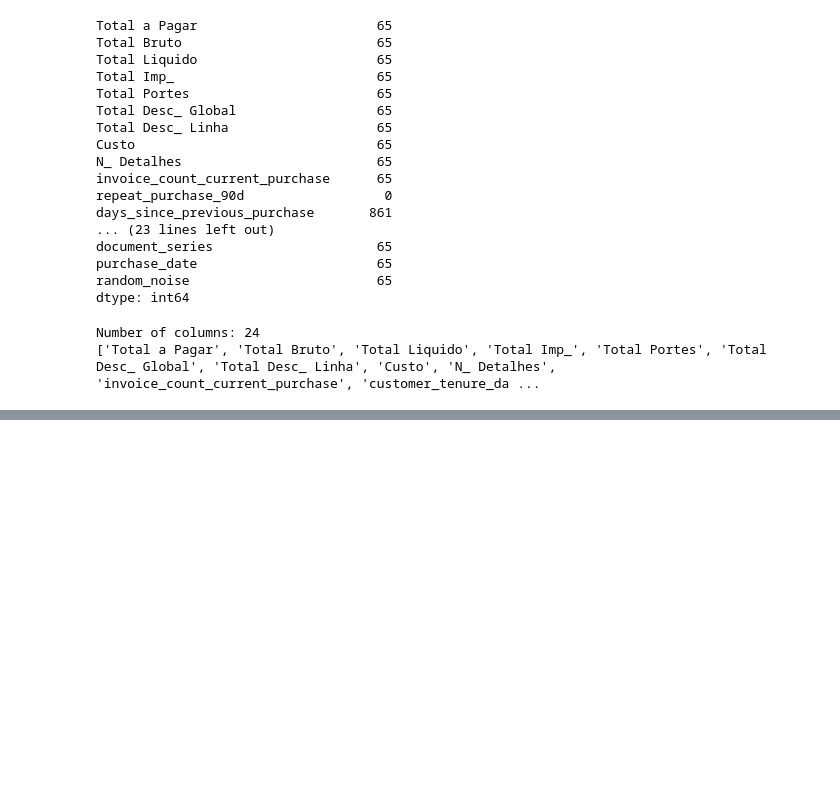
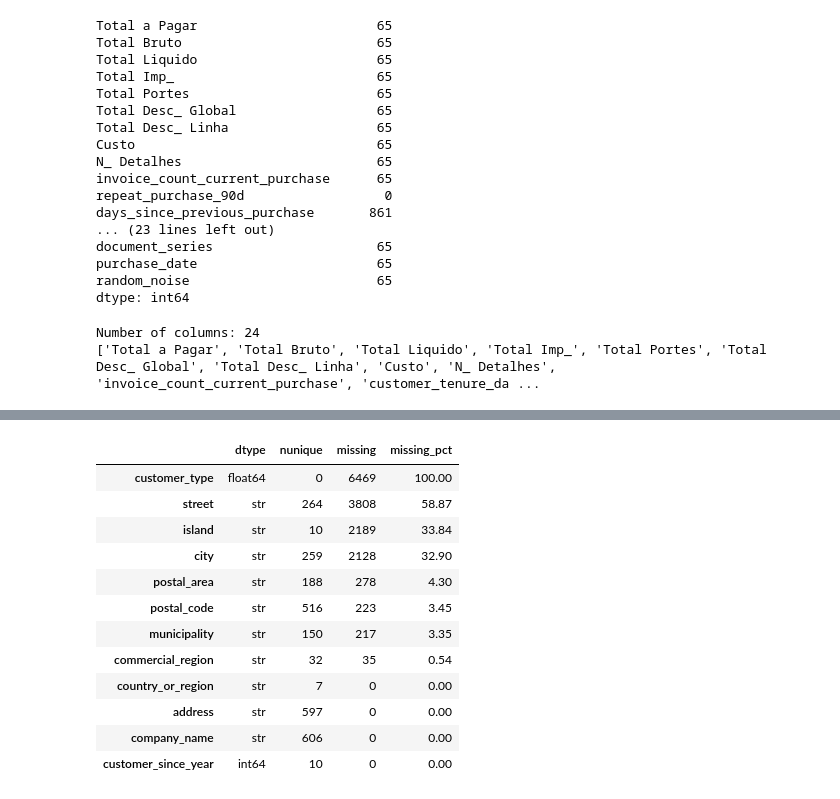
Before and after one commit to jxbarbosax/Machine-Learning, a Jupyter notebook: Data prep.ipynb, the cells around one changed output, grey strips where cells are left out. Saved outputs shown, nothing was run; the diff lists cells and outputs as text; code cells hidden in the pictures; blank space fills up the shorter version.

```diff
--- a/Data prep.ipynb
+++ b/Data prep.ipynb
@@ -208,0 +216,2 @@ display(df.loc[mask_65])
+# %%
+df = df.loc[~df[cols_65].isnull().all(axis=1)].copy()
@@ -208,0 +228,18 @@ display(df.loc[mask_65])
+# %%
+# 1. Confirmar o estado atual
+print("Linhas no df:", len(df))
+print("Duplicados nas colunas:", df.duplicated().sum())
+print("IDs duplicados no índice:", df.index.duplicated().sum())
+
+# 2. Fazer o merge com os clientes
+df = df.merge(
+    clientes,
+    on="customer_id",
+    how="left"
+)
+
+# 3. Confirmar que o número de linhas não mudou
+print("Linhas depois do merge:", len(df))
+print("Colunas depois do merge:", df.shape[1])
+
+display(df.head())
@@ -208,0 +258,30 @@ display(df.loc[mask_65])
+# %%
+# Colunas acrescentadas pelo merge
+novas_colunas = [
+    coluna for coluna in clientes.columns
+    if coluna != "customer_id"
+]
+
+# Resumo das novas variáveis
+resumo_clientes = pd.DataFrame({
+    "dtype": df[novas_colunas].dtypes.astype(str),
+    "nunique": df[novas_colunas].nunique(dropna=True),
+    "missing": df[novas_colunas].isna().sum(),
+    "missing_pct": (df[novas_colunas].isna().mean() * 100).round(2)
+})
+
+display(resumo_clientes.sort_values("missing", ascending=False))
+# %% [output]
+|  | dtype | nunique | missing | missing_pct |
+| customer_type | float64 | 0 | 6469 | 100.00 |
+| street | str | 264 | 3808 | 58.87 |
+| island | str | 10 | 2189 | 33.84 |
+| city | str | 259 | 2128 | 32.90 |
+| postal_area | str | 188 | 278 | 4.30 |
+| postal_code | str | 516 | 223 | 3.45 |
+| municipality | str | 150 | 217 | 3.35 |
+| commercial_region | str | 32 | 35 | 0.54 |
+| country_or_region | str | 7 | 0 | 0.00 |
+| address | str | 597 | 0 | 0.00 |
+| company_name | str | 606 | 0 | 0.00 |
+| customer_since_year | int64 | 10 | 0 | 0.00 |
```
Also changed, not shown: parts of 17 cells of this notebook, 1 other file.
